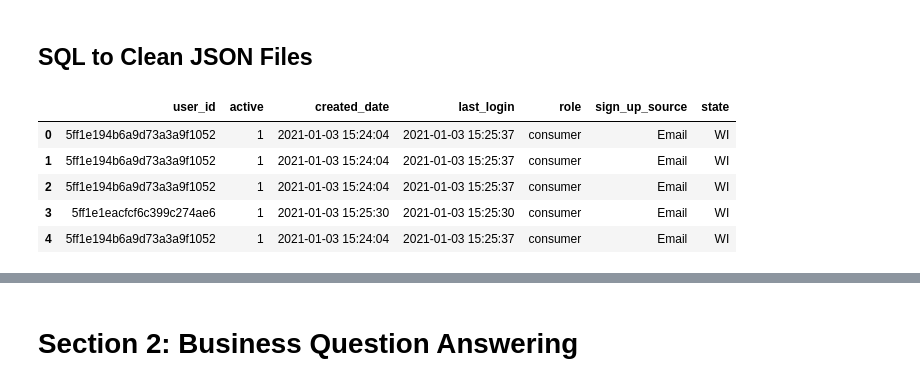
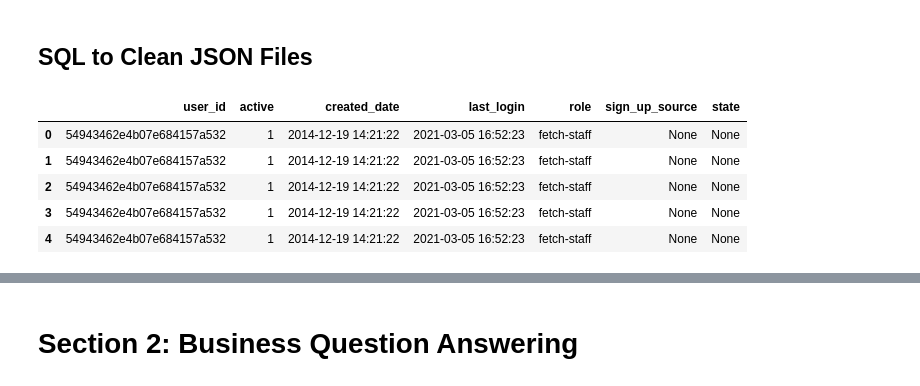
Before and after one commit to aaronchen7780/AE-Project-FetchRewards, a Jupyter notebook: analysis.ipynb, the cells around one changed output, grey strips where cells are left out. Drawn from its saved outputs; the diff is of its cells as text; code cells hidden in the pictures.

```diff
--- a/analysis.ipynb
+++ b/analysis.ipynb
@@ -73,26 +73,25 @@ load_json_into_table("datasets/brands.json", brands_table)
 # %%
 # Process users.json
 
 users_query = text("""
 select
     json_extract(raw_data, '$._id.$oid') AS user_id,
     json_extract(raw_data, '$.active') AS active,
     datetime(json_extract(raw_data, '$.createdDate.$date') / 1000, 'unixepoch') AS created_date,
     datetime(json_extract(raw_data, '$.lastLogin.$date') / 1000, 'unixepoch') AS last_login,
     json_extract(raw_data, '$.role') AS role,
     json_extract(raw_data, '$.signUpSource') AS sign_up_source,
     json_extract(raw_data, '$.state') AS state
-from staging_users;
+from staging_users
+order by 1;
 """)
 
 users = run_query(users_query)
-users.to_sql('users', engine, if_exists='replace', index=False)
-
 users.head()
 # %% [output]
 |  | user_id | active | created_date | last_login | role | sign_up_source | state |
-| 0 | 5ff1e194b6a9d73a3a9f1052 | 1 | 2021-01-03 15:24:04 | 2021-01-03 15:25:37 | consumer | Email | WI |
-| 1 | 5ff1e194b6a9d73a3a9f1052 | 1 | 2021-01-03 15:24:04 | 2021-01-03 15:25:37 | consumer | Email | WI |
-| 2 | 5ff1e194b6a9d73a3a9f1052 | 1 | 2021-01-03 15:24:04 | 2021-01-03 15:25:37 | consumer | Email | WI |
-| 3 | 5ff1e1eacfcf6c399c274ae6 | 1 | 2021-01-03 15:25:30 | 2021-01-03 15:25:30 | consumer | Email | WI |
-| 4 | 5ff1e194b6a9d73a3a9f1052 | 1 | 2021-01-03 15:24:04 | 2021-01-03 15:25:37 | consumer | Email | WI |
+| 0 | 54943462e4b07e684157a532 | 1 | 2014-12-19 14:21:22 | 2021-03-05 16:52:23 | fetch-staff | None | None |
+| 1 | 54943462e4b07e684157a532 | 1 | 2014-12-19 14:21:22 | 2021-03-05 16:52:23 | fetch-staff | None | None |
+| 2 | 54943462e4b07e684157a532 | 1 | 2014-12-19 14:21:22 | 2021-03-05 16:52:23 | fetch-staff | None | None |
+| 3 | 54943462e4b07e684157a532 | 1 | 2014-12-19 14:21:22 | 2021-03-05 16:52:23 | fetch-staff | None | None |
+| 4 | 54943462e4b07e684157a532 | 1 | 2014-12-19 14:21:22 | 2021-03-05 16:52:23 | fetch-staff | None | None |
```
Also changed, not shown: parts of 13 cells of this notebook, 1 other file.
